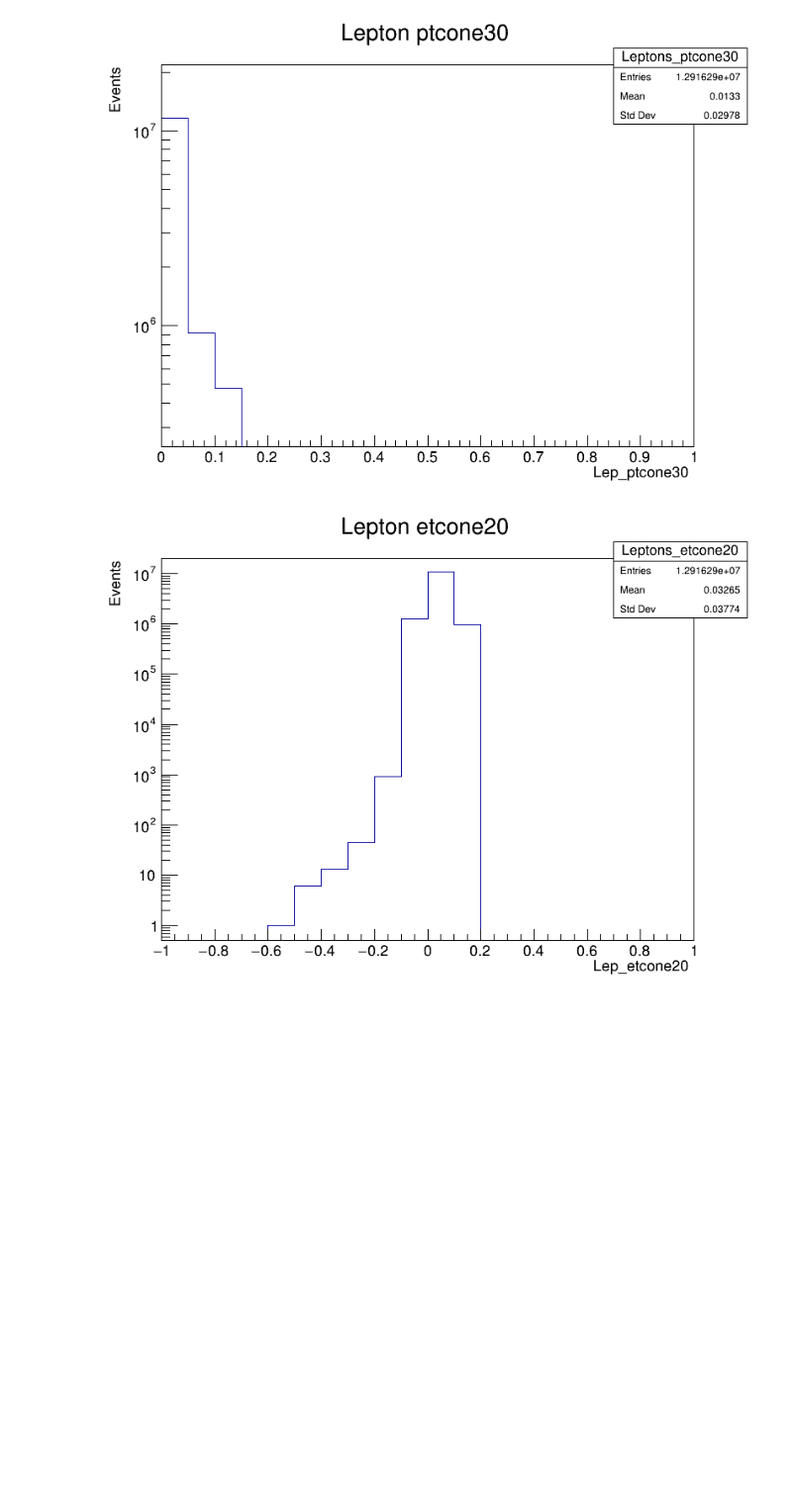
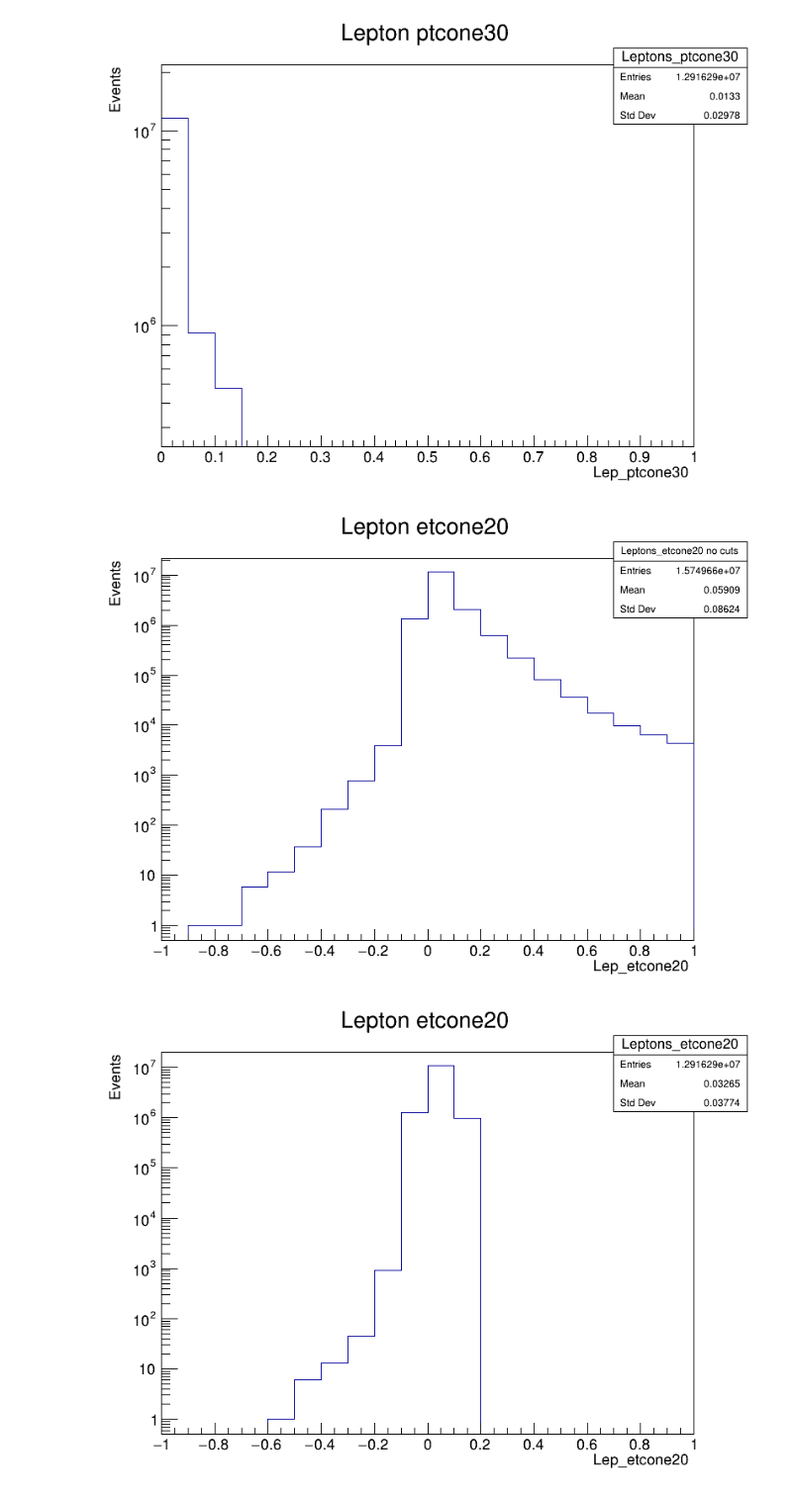
Before and after one commit to jdvillamils/TTBar, a Jupyter notebook: TTBar.ipynb, the cells around one changed output. Shown: that part at 99% size. Cells and saved outputs as stored; diff of their text form; code cells hidden in the pictures; blank space fills up the shorter version.

```diff
--- a/TTBar.ipynb
+++ b/TTBar.ipynb
@@ -268,6 +302,12 @@ canvas->SetLogy();
 canvas->Draw();
 # %% [output]
 [figure]
+# %%
+hist_lep_etcone20_b->Draw();
+canvas->SetLogy();
+canvas->Draw();
+# %% [output]
+[figure, added]
 # %%
 hist_lep_etcone20->Draw();
 canvas->SetLogy();
```
Also changed, not shown: parts of 15 cells of this notebook.
